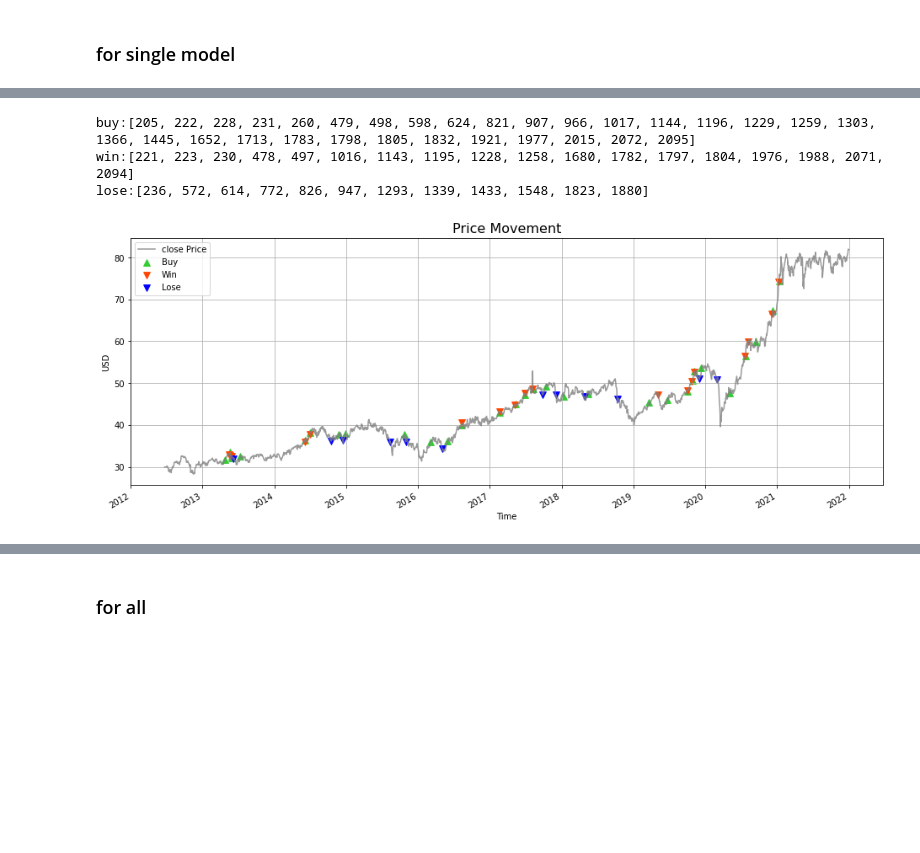
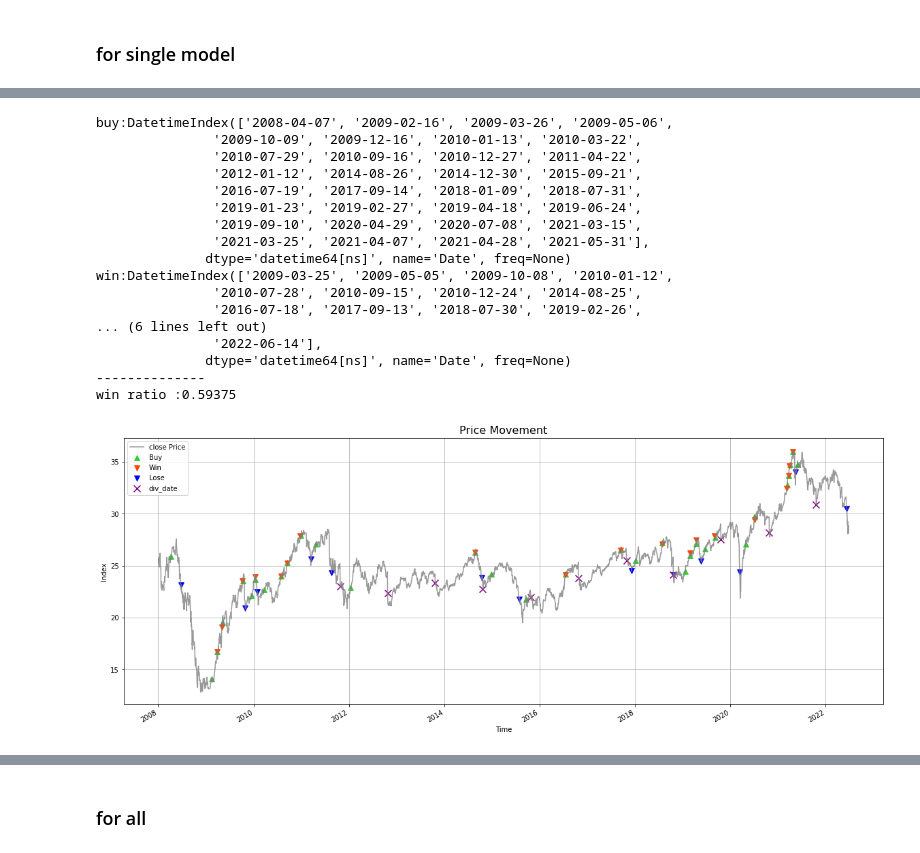
Before and after one commit to benson85560/yuanta, a Jupyter notebook: NEW_Div_yld_ATC_Strategy.ipynb, the cells around one changed output, grey strips where cells are left out. Saved outputs shown, nothing was run; the diff lists cells and outputs as text; code cells hidden in the pictures; blank space fills up the shorter version.

```diff
--- a/NEW_Div_yld_ATC_Strategy.ipynb
+++ b/NEW_Div_yld_ATC_Strategy.ipynb
@@ -75,15 +105,27 @@ from talib import abstract
 ### for single model
 # %%
 # 新策略
-symbol = '006208.TW'
+symbol = '0056.TW'
 print(f'---loading: {symbol}---')
 data = yf.Ticker(symbol)
-df = data.history(period='D', start='2008-1-1', end='2022-1-1')
+df = data.history(period='D', start='2008-1-1', end='2022-6-30')
 df = df.drop(columns = ['Dividends', 'Stock Splits'])
 df.columns = ['open', 'high', 'low', 'close', 'volume']
-df['EMA'] = abstract.EMA(df, timeperiod = 200)
-df['MACD'] = abstract.MACD(df, fastperiod=12, slowperiod=26, signalperiod=9)['macd']
+df['EMA'] = abstract.EMA(df, timeperiod = 60)
+df['MACD'] = abstract.MACD(df, fastperiod=11, slowperiod=40, signalperiod=9)['macd']
 df['SAR'] = abstract.SAR(df)
+
+#-------# 除息日
+Yield = pd.read_csv(path + '/yield.csv')
+Yield = Yield.set_index(pd.to_datetime(Yield['date']))
+Yield = Yield.drop('date', axis = 1)
+
+List = []
+for i in range(len(Yield)):
+  if Yield[symbol][i] > 0:
+    List.append(Yield.index[i])
+
+List
 
 fund = 100 #初始有100元本金
 money = 100 #每次投入100元
@@ -120,7 +162,7 @@ for i in range(len(df)):
         BS = 'B' # 做多
         t = i+1
         buy.append(t)
-        stopLoss = df['SAR'][i]
+        stopLoss = df['SAR'][i] * 0.95
         stopEarn = df['close'][i] + ((df['close'][i] - df['SAR'][i]) * 2)
         # stopLoss.append(df['close'][i] - df['SAR'][i])
 
@@ -181,6 +223,4 @@ for i in range(len(df)):
 
 # equity = pd.DataFrame({'profit':profit_list}, index=timeList)
 equity = pd.DataFrame({'profit':np.cumsum(profit_list)}, index=timeList)
-
-equity
 # %% [output]
@@ -205,26 +228,44 @@ equity
 # %%
 # 實際交易位置
-print('buy:{}'.format(buy))
-print('win:{}'.format(sell_win))
-print('lose:{}'.format(sell_lose))
-fig, ax = plt.subplots(figsize = (16,6))
+print('buy:{}'.format(df.iloc[buy].index))
+print('win:{}'.format(df.iloc[sell_win].index))
+print('lose:{}'.format(df.iloc[sell_lose].index))
+print('--------------')
+print('win ratio :{}'.format(len(sell_win)/len(buy)))
 
+fig, ax = plt.subplots(figsize = (20,8))
 df['close'].plot(label = 'close Price', ax = ax, c = 'gray', grid=True, alpha=0.8)
 plt.scatter(df['close'].iloc[buy].index, df['close'].iloc[buy],c = 'limegreen', label = 'Buy', marker='^', s=60)
 plt.scatter(df['close'].iloc[sell_win].index, df['close'].iloc[sell_win],c = 'orangered', label = 'Win', marker='v', s=60)
 plt.scatter(df['close'].iloc[sell_lose].index, df['close'].iloc[sell_lose],c = 'b', label = 'Lose', marker='v', s=60)
-# plt.scatter(df['close'].iloc[buy2].index, df['close'].iloc[buy2],c = 'y', label = 'Buy2', marker='^', s=60)
-# plt.scatter(df['close'].iloc[sell2].index, df['close'].iloc[sell2],c = 'b', label = 'Sell2', marker='v', s=60)
+plt.scatter(df['close'].loc[List].index, df['close'].loc[List],c = 'purple', label = 'div_date', marker='x', s=100)
+
+# plt.xlim('2010-01-01', '2022-01-01')
+# plt.ylim(40, 145)
 
 plt.legend()
-plt.ylabel('USD')
+plt.ylabel('Index')
 plt.xlabel('Time')
 plt.title('Price Movement',fontsize  = 16);
 # %% [output]
-buy:[205, 222, 228, 231, 260, 479, 498, 598, 624, 821, 907, 966, 1017, 1144, 1196, 1229, 1259, 1303, 1366, 1445, 1652, 1713, 1783, 1798, 1805, 1832, 1921, 1977, 2015, 2072, 2095]
-win:[221, 223, 230, 478, 497, 1016, 1143, 1195, 1228, 1258, 1680, 1782, 1797, 1804, 1976, 1988, 2071, 2094]
-lose:[236, 572, 614, 772, 826, 947, 1293, 1339, 1433, 1548, 1823, 1880]
+buy:DatetimeIndex(['2008-04-07', '2009-02-16', '2009-03-26', '2009-05-06',
+               '2009-10-09', '2009-12-16', '2010-01-13', '2010-03-22',
+               '2010-07-29', '2010-09-16', '2010-12-27', '2011-04-22',
+               '2012-01-12', '2014-08-26', '2014-12-30', '2015-09-21',
+               '2016-07-19', '2017-09-14', '2018-01-09', '2018-07-31',
+               '2019-01-23', '2019-02-27', '2019-04-18', '2019-06-24',
+               '2019-09-10', '2020-04-29', '2020-07-08', '2021-03-15',
+               '2021-03-25', '2021-04-07', '2021-04-28', '2021-05-31'],
+              dtype='datetime64[ns]', name='Date', freq=None)
+win:DatetimeIndex(['2009-03-25', '2009-05-05', '2009-10-08', '2010-01-12',
+               '2010-07-28', '2010-09-15', '2010-12-24', '2014-08-25',
+               '2016-07-18', '2017-09-13', '2018-07-30', '2019-02-26',
+... (6 lines left out)
+               '2022-06-14'],
+              dtype='datetime64[ns]', name='Date', freq=None)
+--------------
+win ratio :0.59375
-[figure, old version]
+[figure, new version]
 # %%
 equity['equity'] = equity['profit'] + fund
 equity['drawdown_percent'] = (equity['equity'] / equity['equity'].cummax()) - 1
```
Also changed, not shown: parts of 5 cells of this notebook.
